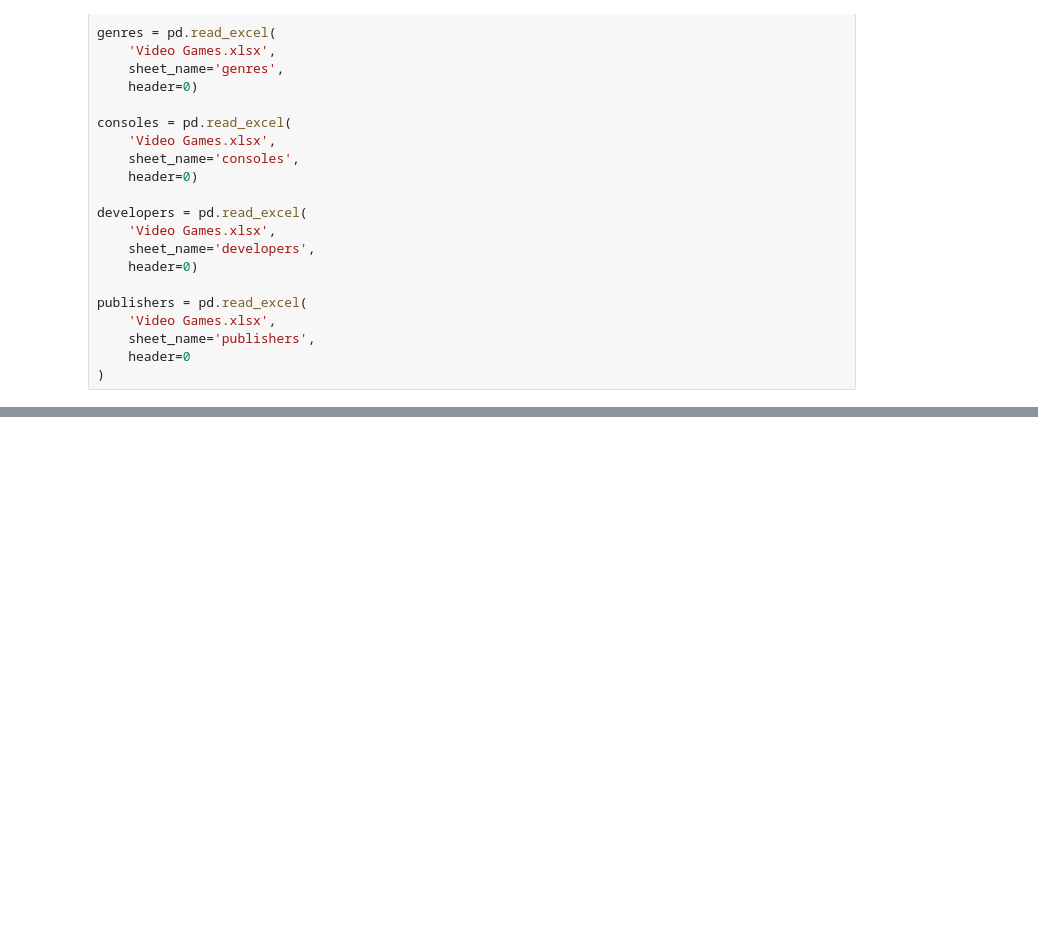
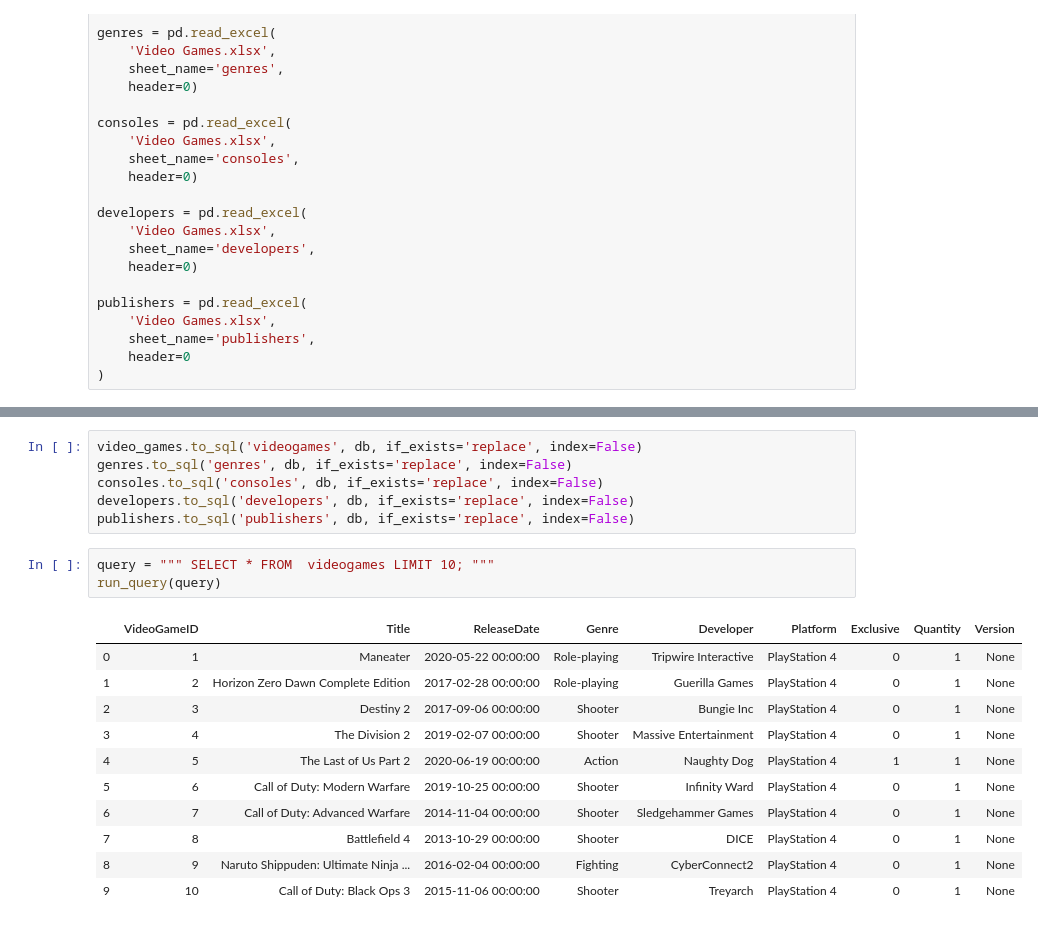
Before and after one commit to ajordan226/Video-Games, a Jupyter notebook: Video Game Database.ipynb, the cells around one changed output, grey strips where cells are left out. Drawn from its saved outputs; the diff is of its cells as text; blank space fills up the shorter version.

Commit message:
Added more to developer sheet and created tables

```diff
--- a/Video Game Database.ipynb
+++ b/Video Game Database.ipynb
@@ -41,0 +108,21 @@ publishers.head()
+# %%
+video_games.to_sql('videogames', db, if_exists='replace', index=False)
+genres.to_sql('genres', db, if_exists='replace', index=False)
+consoles.to_sql('consoles', db, if_exists='replace', index=False)
+developers.to_sql('developers', db, if_exists='replace', index=False)
+publishers.to_sql('publishers', db, if_exists='replace', index=False)
+# %%
+query = """ SELECT * FROM  videogames LIMIT 10; """
+run_query(query)
+# %% [output]
+|  | VideoGameID | Title | ReleaseDate | Genre | Developer | Platform | Exclusive | Quantity | Version |
+| 0 | 1 | Maneater | 2020-05-22 00:00:00 | Role-playing | Tripwire Interactive | PlayStation 4 | 0 | 1 | None |
+| 1 | 2 | Horizon Zero Dawn Complete Edition | 2017-02-28 00:00:00 | Role-playing | Guerilla Games | PlayStation 4 | 0 | 1 | None |
+| 2 | 3 | Destiny 2 | 2017-09-06 00:00:00 | Shooter | Bungie Inc | PlayStation 4 | 0 | 1 | None |
+| 3 | 4 | The Division 2 | 2019-02-07 00:00:00 | Shooter | Massive Entertainment | PlayStation 4 | 0 | 1 | None |
+| 4 | 5 | The Last of Us Part 2 | 2020-06-19 00:00:00 | Action | Naughty Dog | PlayStation 4 | 1 | 1 | None |
+| 5 | 6 | Call of Duty: Modern Warfare | 2019-10-25 00:00:00 | Shooter | Infinity Ward | PlayStation 4 | 0 | 1 | None |
+| 6 | 7 | Call of Duty: Advanced Warfare | 2014-11-04 00:00:00 | Shooter | Sledgehammer Games | PlayStation 4 | 0 | 1 | None |
+| 7 | 8 | Battlefield 4 | 2013-10-29 00:00:00 | Shooter | DICE | PlayStation 4 | 0 | 1 | None |
+| 8 | 9 | Naruto Shippuden: Ultimate Ninja ... | 2016-02-04 00:00:00 | Fighting | CyberConnect2 | PlayStation 4 | 0 | 1 | None |
+| 9 | 10 | Call of Duty: Black Ops 3 | 2015-11-06 00:00:00 | Shooter | Treyarch | PlayStation 4 | 0 | 1 | None |
```
Also changed, not shown: parts of 6 cells of this notebook, 2 other files.
